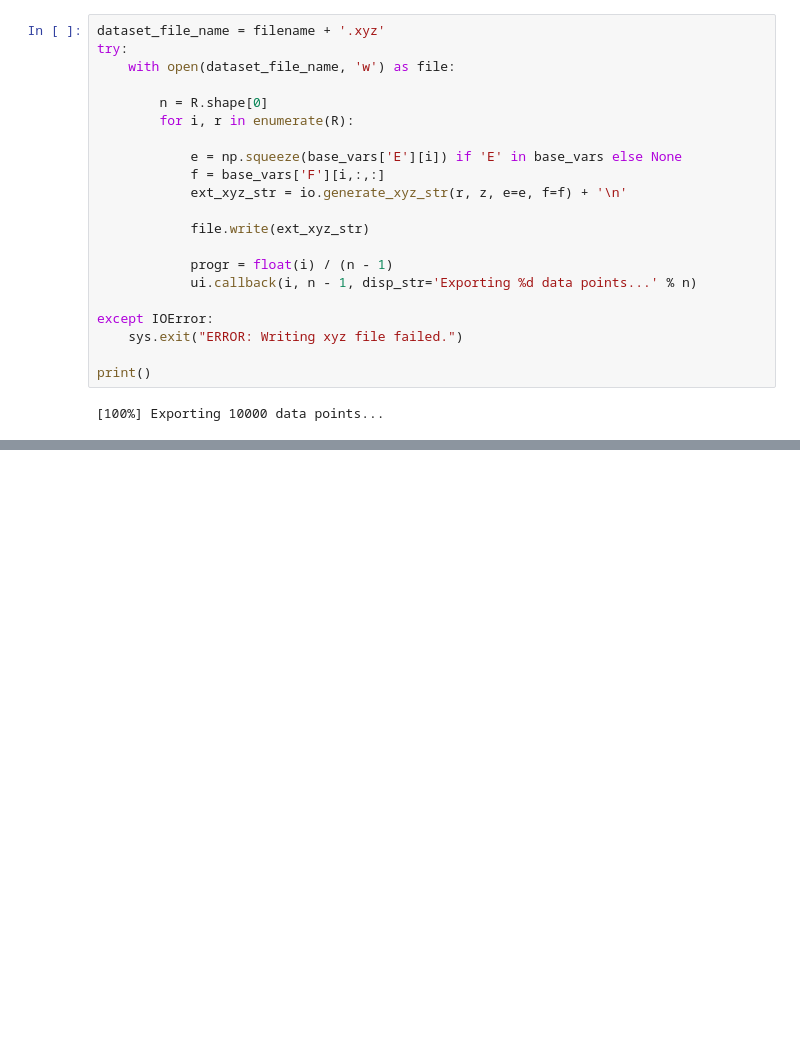
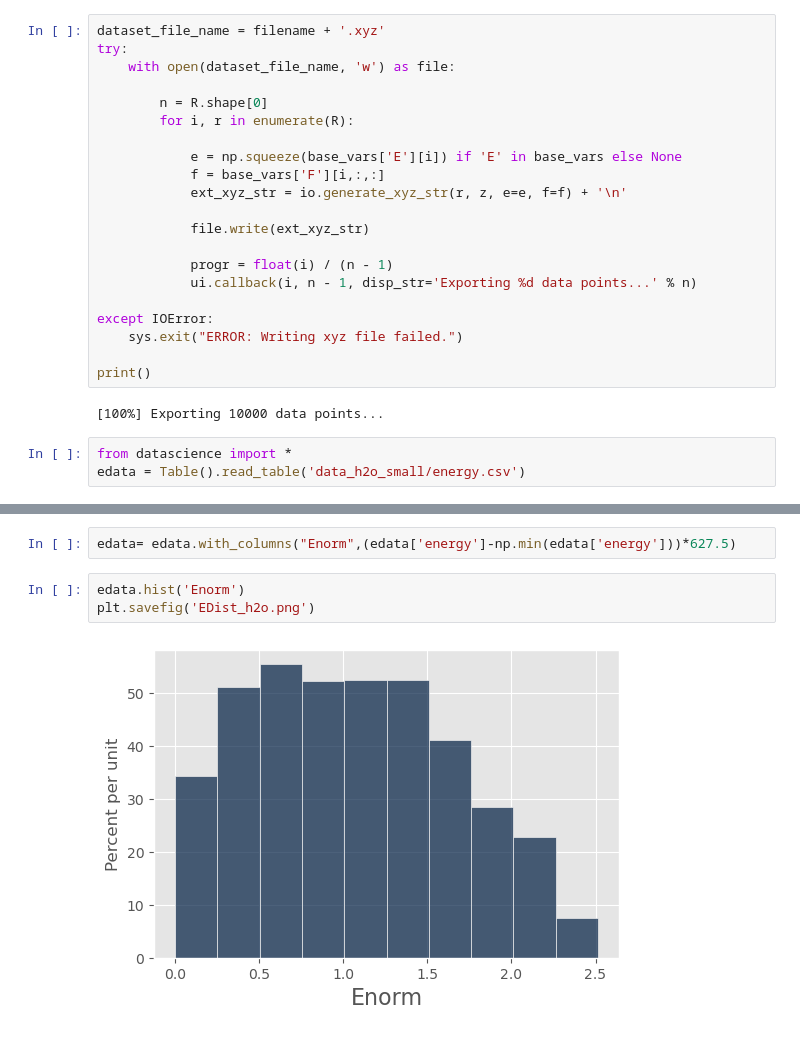
Before and after one commit to laserchemist/MD_MLPES, a Jupyter notebook: code/Read_QC_AIMD_SCRATCH.ipynb, the cells around one changed output, grey strips where cells are left out. Drawn from its saved outputs; the diff is of its cells as text; blank space fills up the shorter version.

```diff
--- a/code/Read_QC_AIMD_SCRATCH.ipynb
+++ b/code/Read_QC_AIMD_SCRATCH.ipynb
@@ -225,3 +336,6 @@ except IOError:
 print()
 # %% [output]
 [100%] Exporting 10000 data points...
+# %%
+from datascience import *
+edata = Table().read_table('data_h2o_small/energy.csv')
@@ -227,0 +357,7 @@ print()
+# %%
+edata= edata.with_columns("Enorm",(edata['energy']-np.min(edata['energy']))*627.5)
+# %%
+edata.hist('Enorm')
+plt.savefig('EDist_h2o.png')
+# %% [output]
+[figure, added]
```
Also changed, not shown: parts of 14 cells of this notebook, 2 other files.
